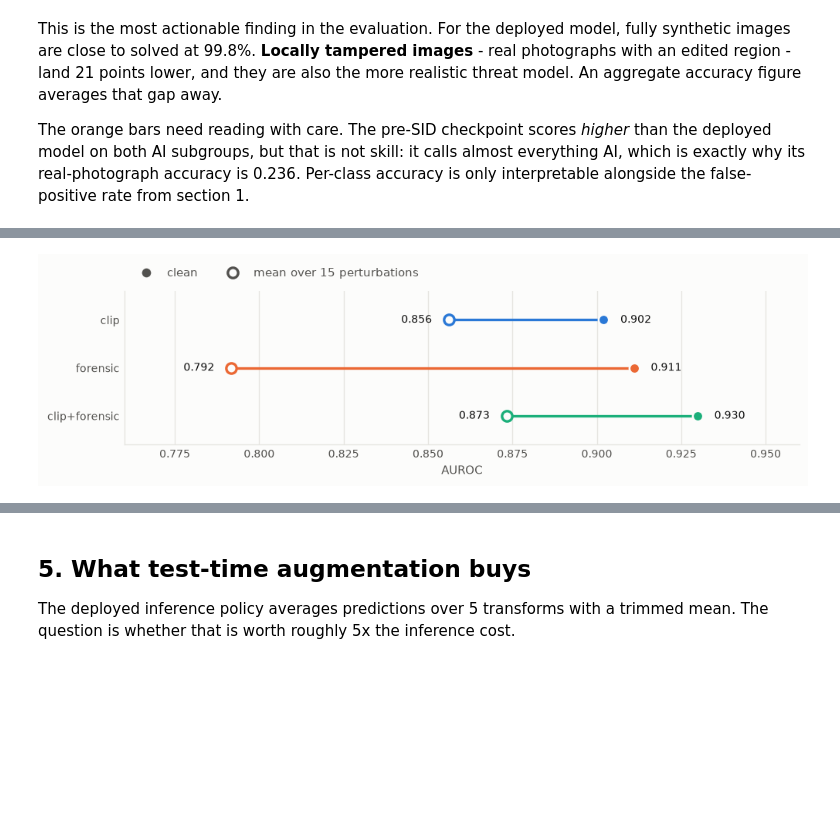
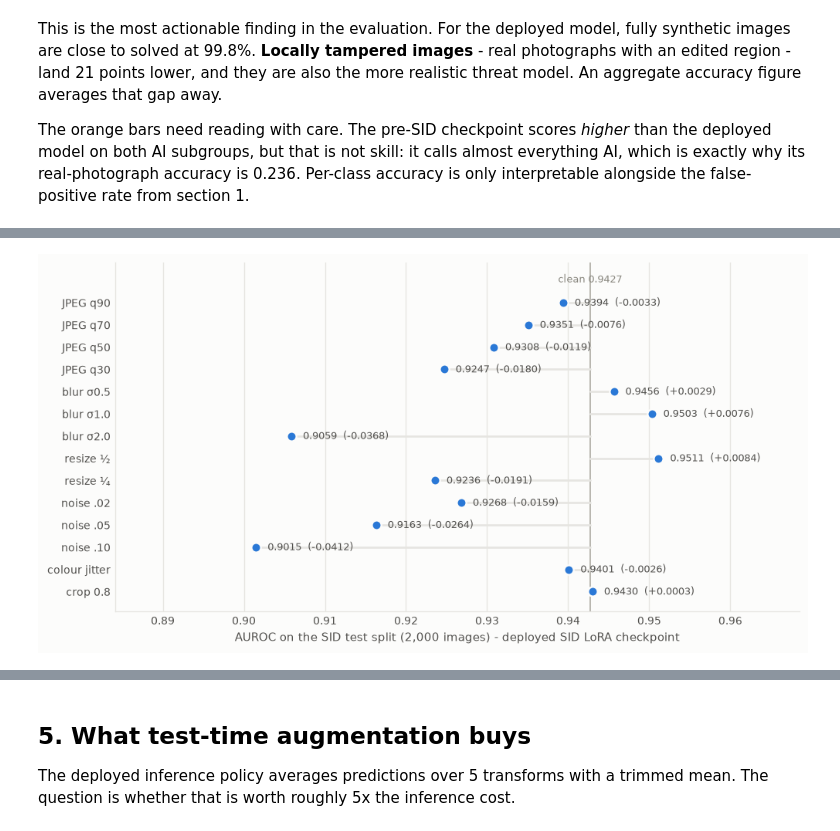
Before and after one commit to h7karu/regenerators_aigc_detector, a Jupyter notebook: notebooks/results.ipynb, the cells around one changed output, grey strips where cells are left out. Cells and saved outputs as stored; diff of their text form; code cells hidden in the pictures; blank space fills up the shorter version.

Commit message:
edited results notebook

```diff
--- a/notebooks/results.ipynb
+++ b/notebooks/results.ipynb
@@ -424,48 +459,33 @@ ablation.round(4)
 # %%
-if ablation.empty:
-    print("ablation artifacts not found under reports/notebook/ - skipping this figure")
-else:
-    from matplotlib.lines import Line2D
+keys = [k for k in ORDER if k != "clean"]
+fig, ax = plt.subplots(figsize=(8.4, 4.4))
+ys = np.arange(len(keys))[::-1]
 
-    fig, ax = plt.subplots(figsize=(8.4, 2.6))
-    y = np.arange(len(ablation_available))[::-1]
+ax.axvline(CLEAN_T["auroc"], color=NEUTRAL, linewidth=1.2, zorder=1)
+ax.annotate(f"clean {CLEAN_T['auroc']:.4f}", (CLEAN_T["auroc"], ys[0] + 0.8),
+            fontsize=8, color=INK_MUTE, ha="center", va="bottom")
 
-    # A dot plot, not bars: these AUROC differences are small enough that the axis has to be
-    # truncated to show them, and a truncated bar baseline would overstate the gaps.
-    for yi, (name, colour) in zip(y, ablation_available):
-        row = ablation[ablation.branches == name].iloc[0]
-        lo, hi = row["mean_perturbed_auroc"], row["clean_auroc"]
-        ax.plot([lo, hi], [yi, yi], color=colour, linewidth=2,
-                solid_capstyle="round", zorder=3)
-        ax.scatter([hi], [yi], s=64, color=colour, edgecolor=SURFACE,
-                   linewidth=1.5, zorder=4)
-        ax.scatter([lo], [yi], s=64, color=SURFACE, edgecolor=colour,
-                   linewidth=2, zorder=4)
-        # Every point is labelled: the aqua slot falls below 3:1 on this surface,
-        # so the relief rule requires visible values.
-        ax.text(hi + 0.005, yi, f"{hi:.3f}", va="center", ha="left",
-                fontsize=8.5, color=INK, zorder=5)
-        ax.text(lo - 0.005, yi, f"{lo:.3f}", va="center", ha="right",
-                fontsize=8.5, color=INK, zorder=5)
+for y, k in zip(ys, keys):
+    v = sid_after["transforms"][k]["auroc"]
+    # Hairline connector back to the clean reference makes the gap legible at a glance.
+    ax.plot([CLEAN_T["auroc"], v], [y, y], color=GRID, linewidth=1.6,
+            solid_capstyle="round", zorder=2)
+    ax.scatter([v], [y], s=54, color=BLUE, edgecolor=SURFACE, linewidth=1.4, zorder=3)
+    delta = v - CLEAN_T["auroc"]
+    ax.annotate(f"{v:.4f}  ({delta:+.4f})", (v, y), textcoords="offset points",
+                xytext=(9, 0), va="center", fontsize=8, color=INK_2)
 
-    ax.set_yticks(y, [name for name, _ in ablation_available])
-    ax.set_ylim(-0.6, len(ablation_available) - 0.4)
-    ax.set_xlim(0.76, 0.96)
-    ax.set_xlabel("AUROC")
-    ax.grid(axis="y", visible=False)
-    ax.set_axisbelow(True)
+vals_all = [sid_after["transforms"][k]["auroc"] for k in ORDER]
+pad = max((max(vals_all) - min(vals_all)) * 0.35, 0.01)
+ax.set_yticks(ys, [LABEL[k] for k in keys])
+ax.set_xlim(min(vals_all) - pad, max(vals_all) + pad)
+ax.set_ylim(-0.9, len(keys) - 0.1 + 0.9)
+ax.set_xlabel("AUROC on the SID test split (2,000 images) - deployed SID LoRA checkpoint")
+ax.grid(axis="y", visible=False)
+ax.set_axisbelow(True)
 
-    proxies = [
-        Line2D([], [], marker="o", linestyle="none", markersize=8,
-               markerfacecolor=INK_2, markeredgecolor=SURFACE, label="clean"),
-        Line2D([], [], marker="o", linestyle="none", markersize=8,
-               markerfacecolor=SURFACE, markeredgecolor=INK_2,
-               markeredgewidth=2, label="mean over 15 perturbations"),
-    ]
-    ax.legend(handles=proxies, loc="lower left", bbox_to_anchor=(0, 1.01), ncols=2)
-
-    fig.tight_layout()
-    plt.show()
+fig.tight_layout()
+plt.show()
 # %% [output]
-[figure, old version]
+[figure, new version]
 # %% [markdown]
```
Also changed, not shown: parts of 10 cells of this notebook.
